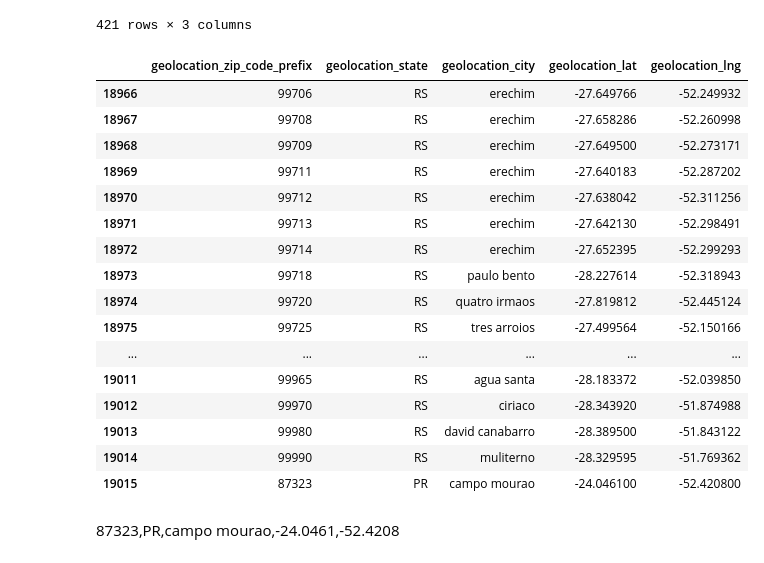
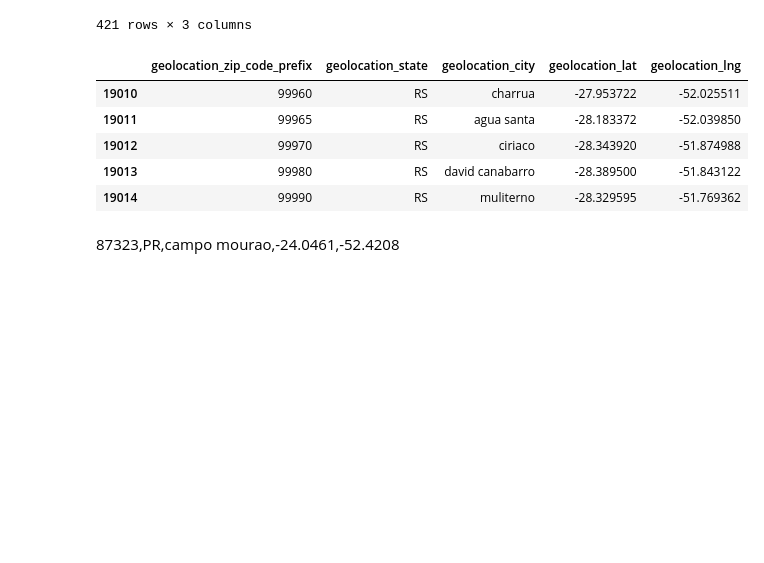
Before and after one commit to HassanHosain/tp_final_proj, a Jupyter notebook: cleaned geolocation_df.ipynb, the cells around one changed output. Drawn from its saved outputs; the diff is of its cells as text; code cells hidden in the pictures; blank space fills up the shorter version.

```diff
--- a/cleaned geolocation_df.ipynb
+++ b/cleaned geolocation_df.ipynb
@@ -445,25 +418,14 @@ grouped_duplicate_df
 | 420 | 96859 | RS | santa cruz do sul monte alverne |
 421 rows × 3 columns
 # %%
-grouped_df.tail(50)
+grouped_df.tail()
 # %% [output]
 |  | geolocation_zip_code_prefix | geolocation_state | geolocation_city | geolocation_lat | geolocation_lng |
-| 18966 | 99706 | RS | erechim | -27.649766 | -52.249932 |
-| 18967 | 99708 | RS | erechim | -27.658286 | -52.260998 |
-| 18968 | 99709 | RS | erechim | -27.649500 | -52.273171 |
-| 18969 | 99711 | RS | erechim | -27.640183 | -52.287202 |
-| 18970 | 99712 | RS | erechim | -27.638042 | -52.311256 |
-| 18971 | 99713 | RS | erechim | -27.642130 | -52.298491 |
-| 18972 | 99714 | RS | erechim | -27.652395 | -52.299293 |
-| 18973 | 99718 | RS | paulo bento | -28.227614 | -52.318943 |
-| 18974 | 99720 | RS | quatro irmaos | -27.819812 | -52.445124 |
-| 18975 | 99725 | RS | tres arroios | -27.499564 | -52.150166 |
-| ... | ... | ... | ... | ... | ... |
+| 19010 | 99960 | RS | charrua | -27.953722 | -52.025511 |
 | 19011 | 99965 | RS | agua santa | -28.183372 | -52.039850 |
 | 19012 | 99970 | RS | ciriaco | -28.343920 | -51.874988 |
 | 19013 | 99980 | RS | david canabarro | -28.389500 | -51.843122 |
 | 19014 | 99990 | RS | muliterno | -28.329595 | -51.769362 |
-| 19015 | 87323 | PR | campo mourao | -24.046100 | -52.420800 |
 # %% [markdown]
 87323,PR,campo mourao,-24.0461,-52.4208
 # %%
```
Also changed, not shown: parts of 4 cells of this notebook, 1 other file.
